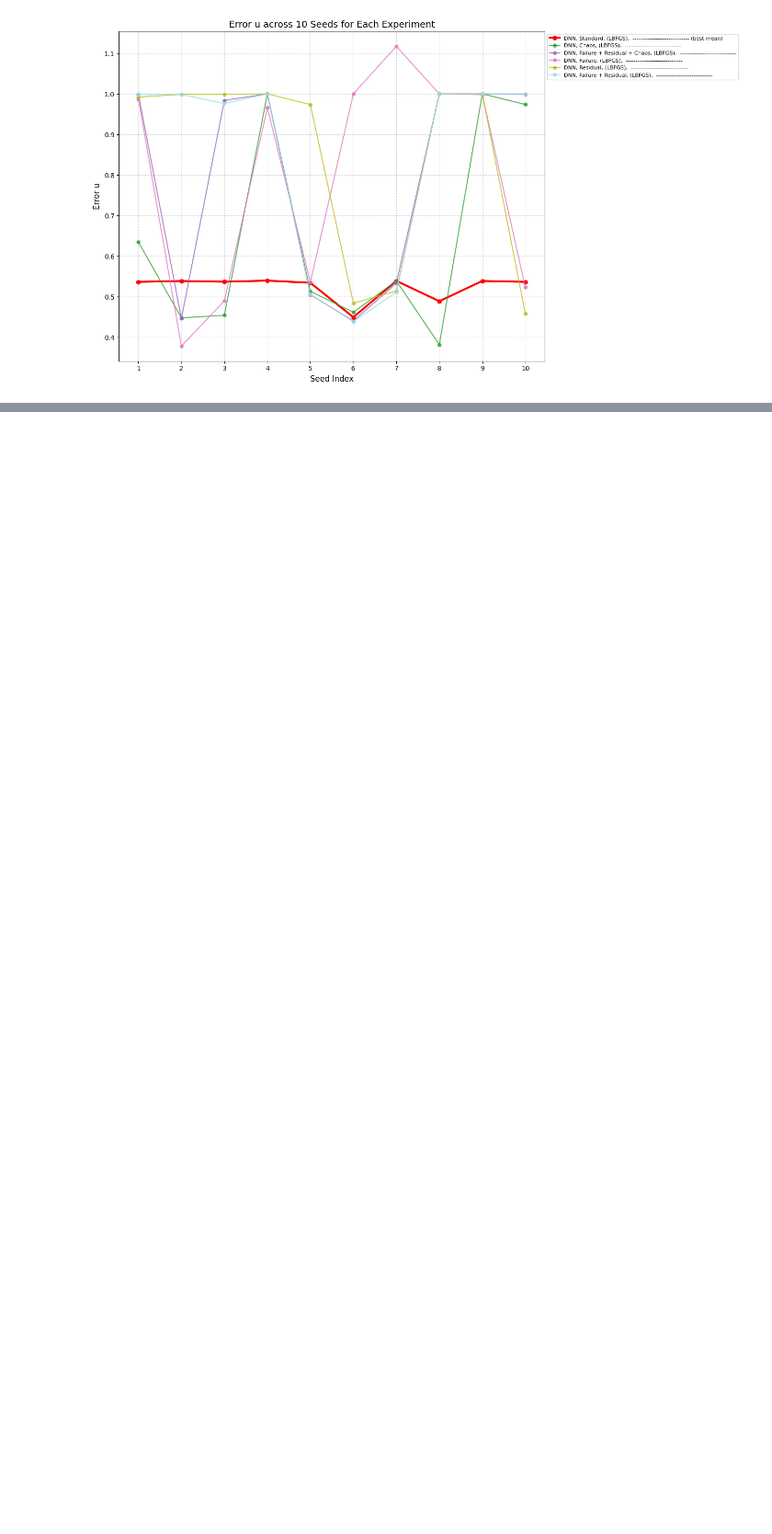
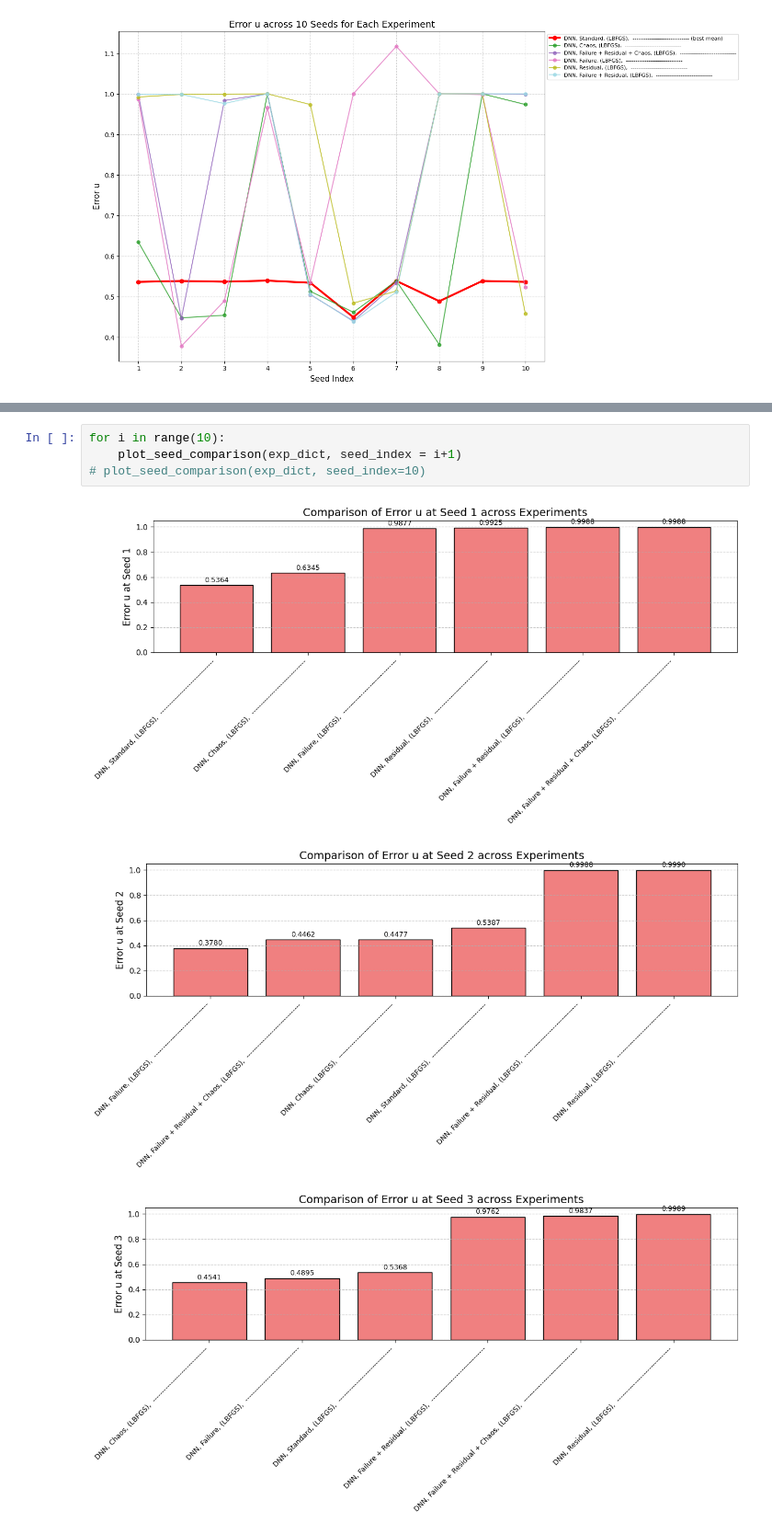
Before and after one commit to chenyuli12345/pinnsformer, a Jupyter notebook: experiment_demo/wave/dnn/results_LBFGS.ipynb, the cells around one changed output, grey strips where cells are left out. Shown at 92% size. Cells and saved outputs as stored; diff of their text form; blank space fills up the shorter version.

```diff
--- a/experiment_demo/wave/dnn/results_LBFGS.ipynb
+++ b/experiment_demo/wave/dnn/results_LBFGS.ipynb
@@ -419,0 +369,8 @@ plot_seed_comparison(exp_dict, seed_index=2)
+# %%
+for i in range(10):
+    plot_seed_comparison(exp_dict, seed_index = i+1)
+# plot_seed_comparison(exp_dict, seed_index=10)
+# %% [output]
+[figure, added]
+[figure, added]
+[figure, added]
```
Also changed, not shown: parts of 3 cells of this notebook, 23 other files.
